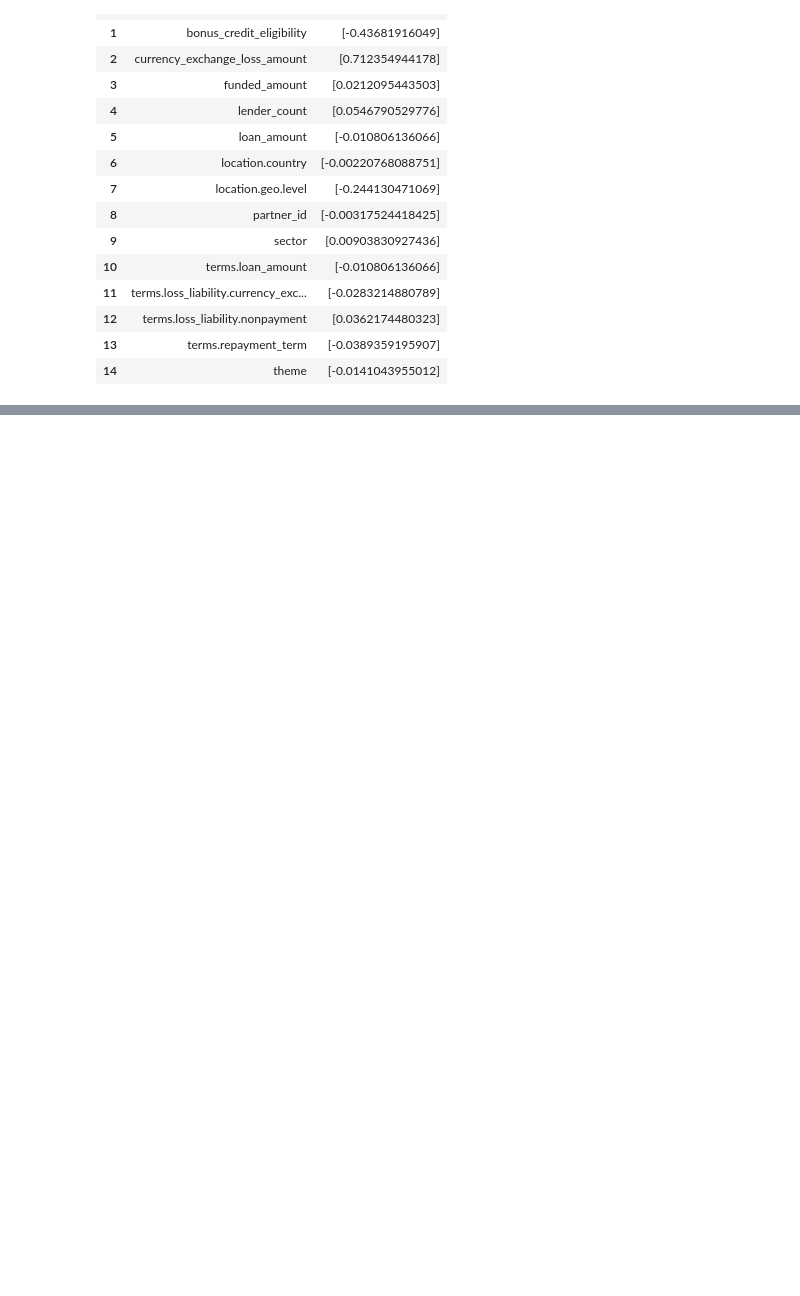
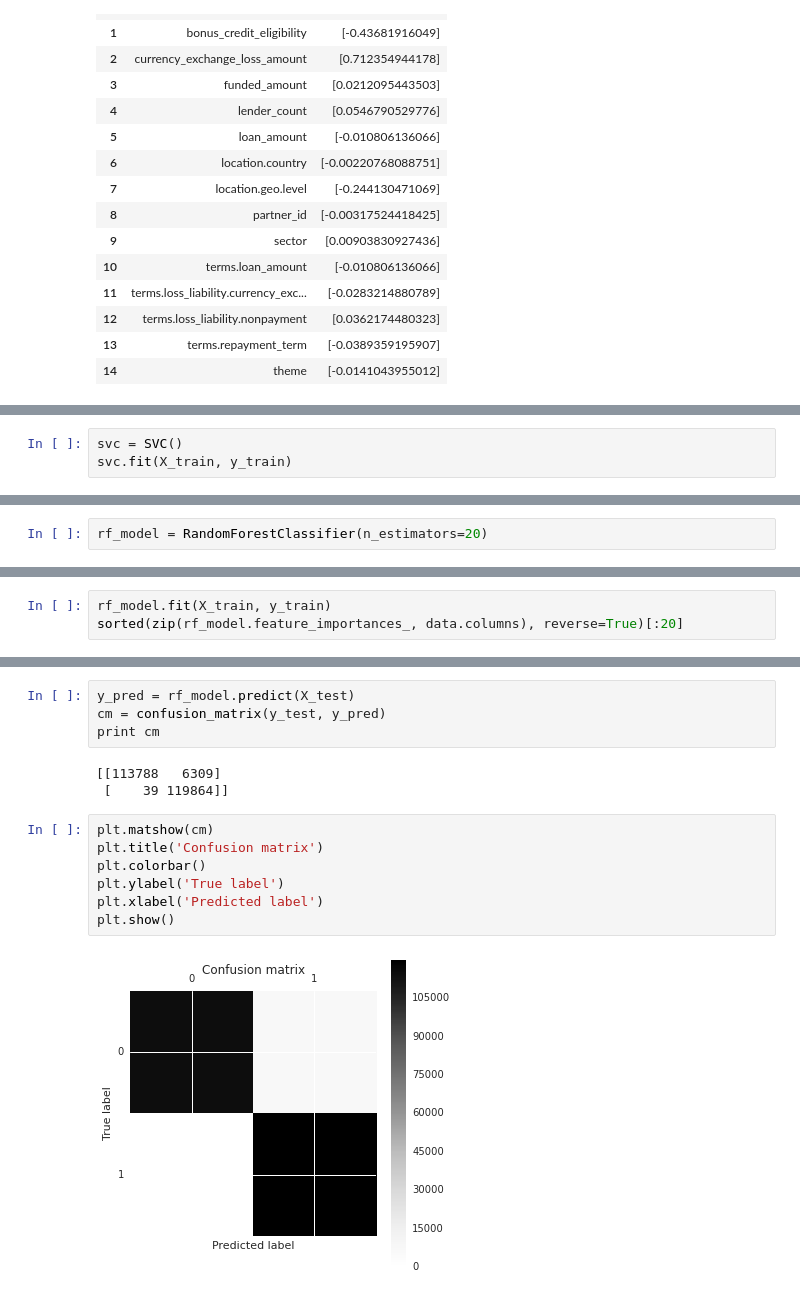
Before and after one commit to hslee16/GA_project, a Jupyter notebook: ga_project.ipynb, the cells around one changed output, grey strips where cells are left out. Cells and saved outputs as stored; diff of their text form; blank space fills up the shorter version.

```diff
--- a/ga_project.ipynb
+++ b/ga_project.ipynb
@@ -277,0 +343,3 @@ pd.DataFrame(zip(newdata,clf.coef_.T))
+# %%
+svc = SVC()
+svc.fit(X_train, y_train)
@@ -277,0 +359,2 @@ pd.DataFrame(zip(newdata,clf.coef_.T))
+# %%
+rf_model = RandomForestClassifier(n_estimators=20)
@@ -277,0 +365,3 @@ pd.DataFrame(zip(newdata,clf.coef_.T))
+# %%
+rf_model.fit(X_train, y_train)
+sorted(zip(rf_model.feature_importances_, data.columns), reverse=True)[:20]
@@ -277,0 +384,16 @@ pd.DataFrame(zip(newdata,clf.coef_.T))
+# %%
+y_pred = rf_model.predict(X_test)
+cm = confusion_matrix(y_test, y_pred)
+print cm
+# %% [output]
+[[113788   6309]
+ [    39 119864]]
+# %%
+plt.matshow(cm)
+plt.title('Confusion matrix')
+plt.colorbar()
+plt.ylabel('True label')
+plt.xlabel('Predicted label')
+plt.show()
+# %% [output]
+[figure, added]
```
Also changed, not shown: parts of 23 cells of this notebook.
